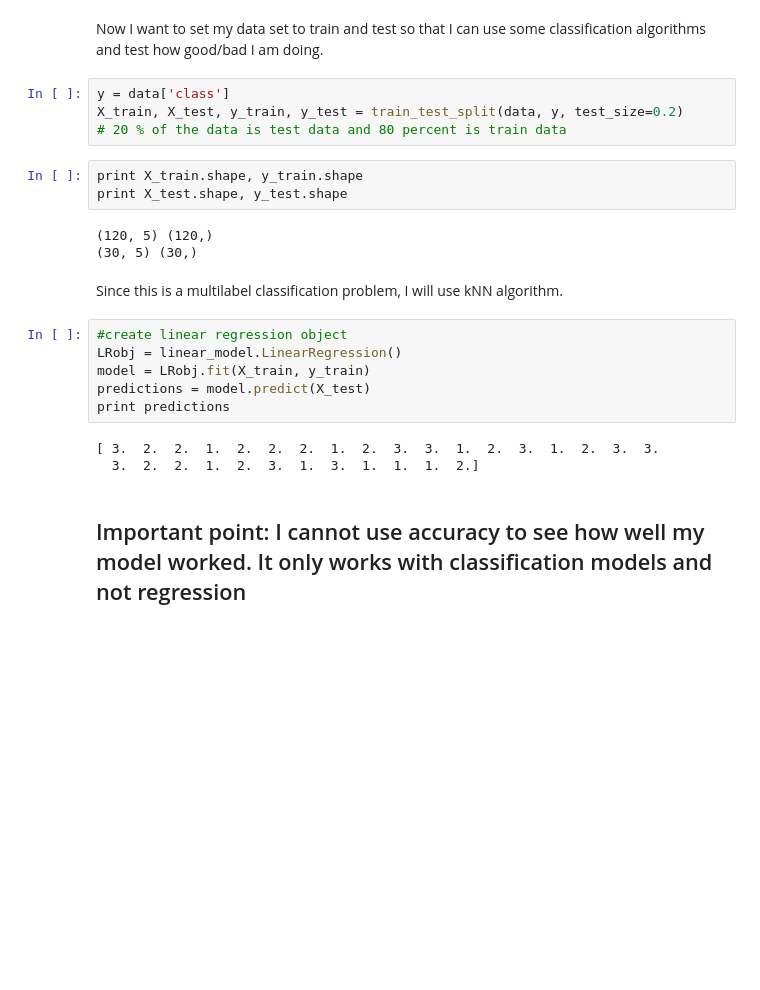
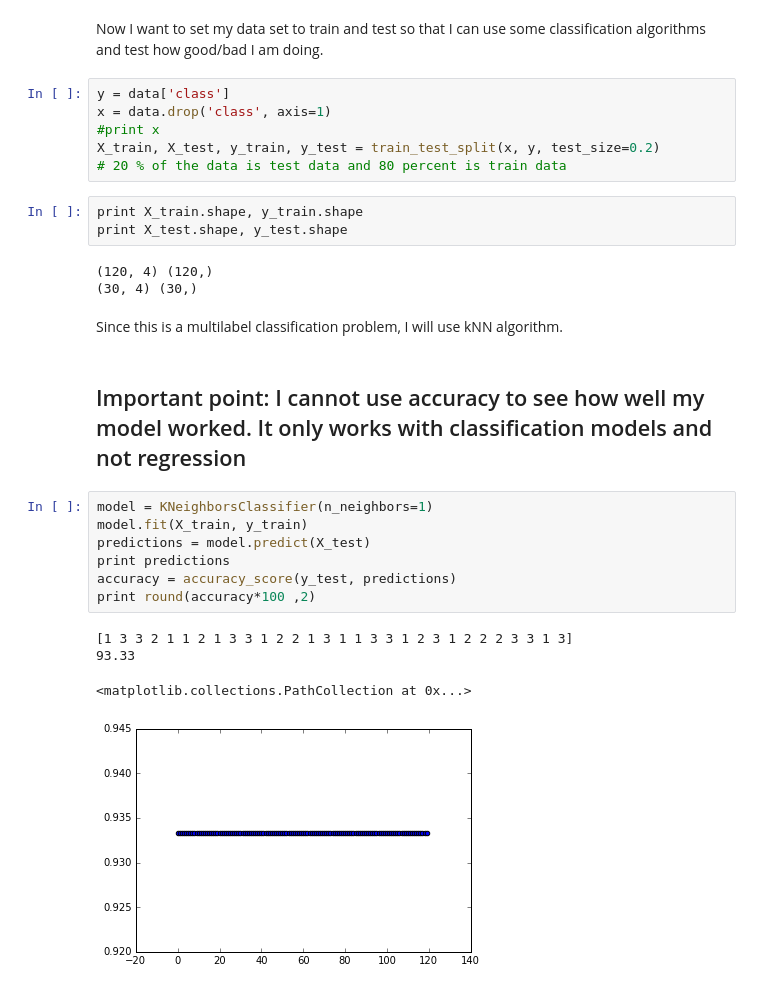
Before and after one commit to Andalibt/Data_Science_Portfolio, a Jupyter notebook: Iris.ipynb, the cells around one changed output. Cells and saved outputs as stored; diff of their text form; blank space fills up the shorter version.

Commit message:
progress more, fix my kNN model

```diff
--- a/Iris.ipynb
+++ b/Iris.ipynb
@@ -178,24 +180,29 @@ petal width : 3 > 2 > 1
 Now I want to set my data set to train and test so that I can use some classification algorithms and test how good/bad I am doing.
 # %%
 y = data['class']
-X_train, X_test, y_train, y_test = train_test_split(data, y, test_size=0.2)
+x = data.drop('class', axis=1)
+#print x
+X_train, X_test, y_train, y_test = train_test_split(x, y, test_size=0.2)
 # 20 % of the data is test data and 80 percent is train data
 # %%
 print X_train.shape, y_train.shape
 print X_test.shape, y_test.shape
 # %% [output]
-(120, 5) (120,)
-(30, 5) (30,)
+(120, 4) (120,)
+(30, 4) (30,)
 # %% [markdown]
 Since this is a multilabel classification problem, I will use kNN algorithm.
-# %%
-#create linear regression object
-LRobj = linear_model.LinearRegression()
-model = LRobj.fit(X_train, y_train)
-predictions = model.predict(X_test)
-print predictions
-# %% [output]
-[ 3.  2.  2.  1.  2.  2.  2.  1.  2.  3.  3.  1.  2.  3.  1.  2.  3.  3.
-  3.  2.  2.  1.  2.  3.  1.  3.  1.  1.  1.  2.]
 # %% [markdown]
 ## Important point: I cannot use accuracy to see how well my model worked. It only works with classification models and not regression
+# %%
+model = KNeighborsClassifier(n_neighbors=1)
+model.fit(X_train, y_train)
+predictions = model.predict(X_test)
+print predictions
+accuracy = accuracy_score(y_test, predictions)
+print round(accuracy*100 ,2)
+# %% [output]
+[1 3 3 2 1 1 2 1 3 3 1 2 2 1 3 1 1 3 3 1 2 3 1 2 2 2 3 3 1 3]
+93.33
+<matplotlib.collections.PathCollection at 0x...>
+[figure, added]
```
Also changed, not shown: parts of 6 cells of this notebook.
